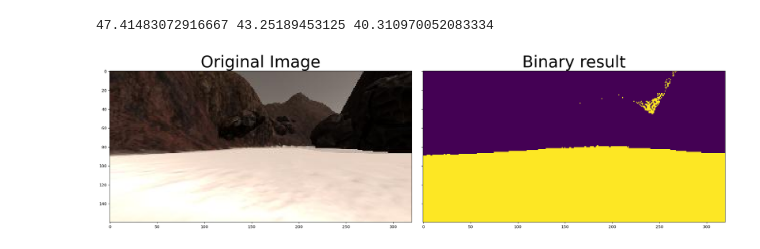
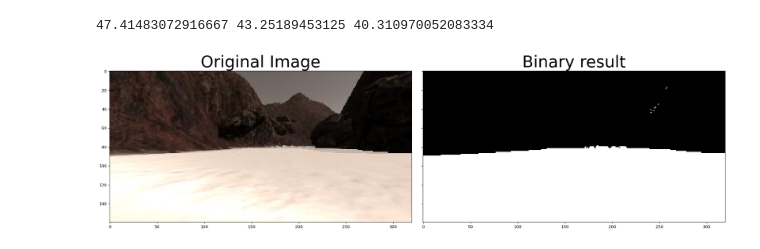
Before and after one commit to Hickman10/sample_rover, a Jupyter notebook: this.ipynb, the cells around one changed output. Drawn from its saved outputs; the diff is of its cells as text; code cells hidden in the pictures.

```diff
--- a/this.ipynb
+++ b/this.ipynb
@@ -53,33 +53,33 @@ red_thresh = red_channel.mean()
 green_thresh = green_channel.mean()
 blue_thresh = blue_channel.mean()
 ####
-rgb_threshold= (round(120),round(120),round(120))
+rgb_threshold= (round(140),round(140),round(140))
 
 def color_thres(img, rgb_thresh=(0,0,0)):
     # Create an empty array the same size in x and y as the image
     # but just a single channel
     binary_image = np.zeros_like(img[:,:,0])
 
     above_thresh = (img[:,:,0] > rgb_thresh[0]) \
                 &   (img[:,:,1] > rgb_thresh[1] )\
                 &   (img[:,:,2] > rgb_thresh[2])
 
     binary_image[above_thresh] = 1
 
 
     return binary_image
 
 binary_img = color_thres(image, rgb_thresh=rgb_threshold)
 
 #Display orignal image and binary image
 f, (ax1, ax2) = plt.subplots(1,2,figsize=(21,7), sharey=True)
 f.tight_layout()
 ax1.imshow(image)
 ax1.set_title('Original Image', fontsize = 40)
 
-ax2.imshow(binary_img)
+ax2.imshow(binary_img, cmap = 'grey')
 ax2.set_title('Binary result', fontsize = 40)
 plt.subplots_adjust(left=0, right=1, top=0.9, bottom=0.)
 plt.show()
 # %% [output]
-[figure, old version]
+[figure, new version]
```
Also changed, not shown: parts of 1 cell of this notebook.
